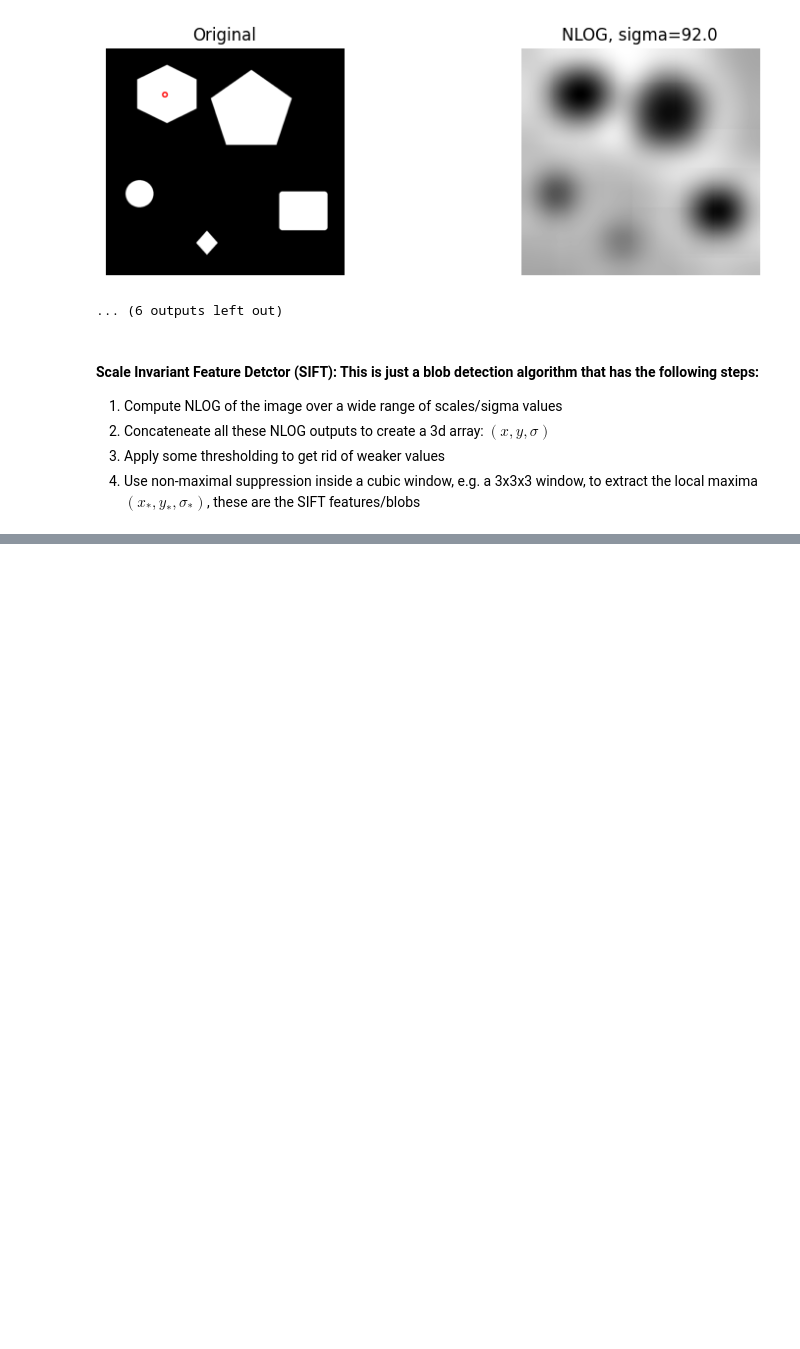
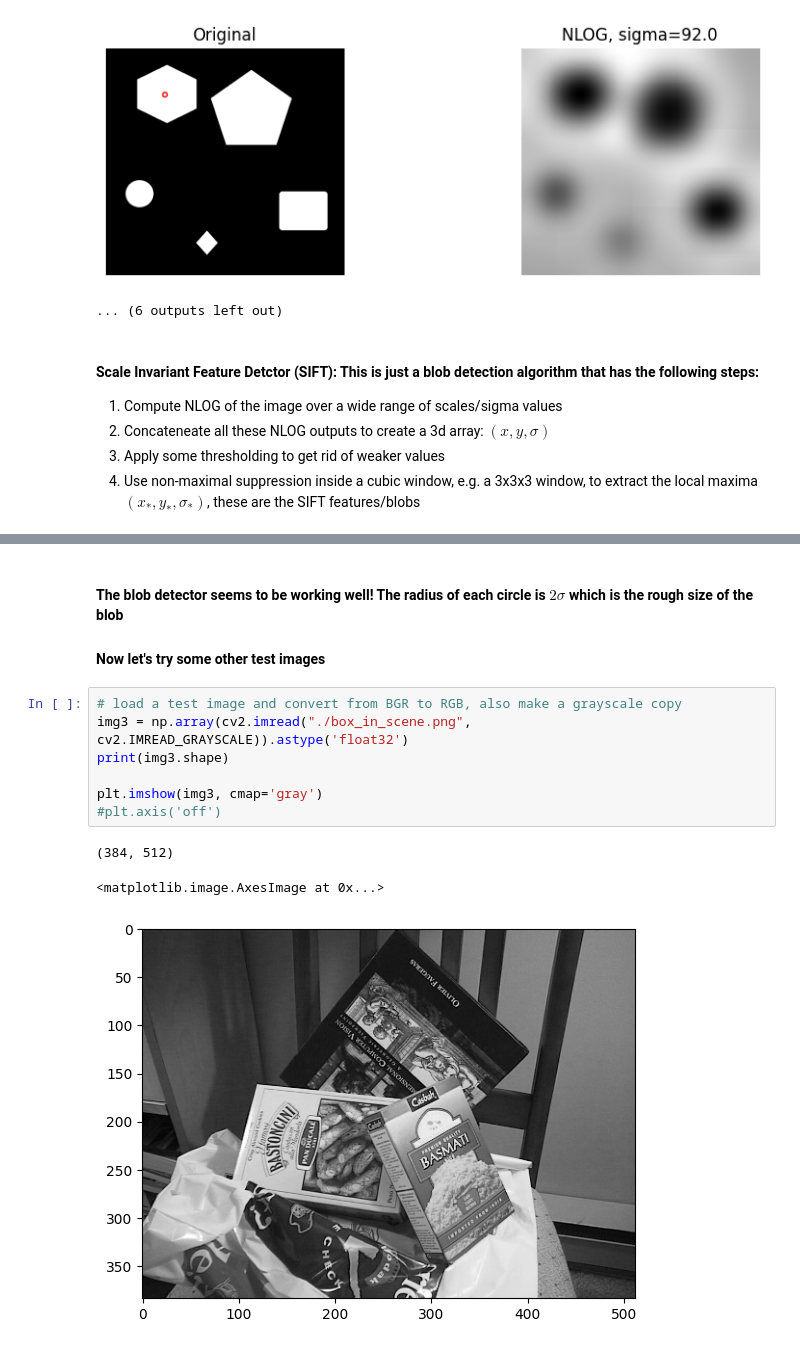
Before and after one commit to tsultan16/Computer_Vision, a Jupyter notebook: feature_detection/blob_detection.ipynb, the cells around one changed output, grey strips where cells are left out. Drawn from its saved outputs; the diff is of its cells as text; blank space fills up the shorter version.

```diff
--- a/feature_detection/blob_detection.ipynb
+++ b/feature_detection/blob_detection.ipynb
@@ -290,0 +367,15 @@ Sigma: 181.77596100694944, blobs []
+# %% [markdown]
+#### The blob detector seems to be working well! The radius of each circle is $2 \sigma$ which is the rough size of the blob
+
+#### Now let's try some other test images
+# %%
+# load a test image and convert from BGR to RGB, also make a grayscale copy
+img3 = np.array(cv2.imread("./box_in_scene.png", cv2.IMREAD_GRAYSCALE)).astype('float32')
+print(img3.shape)
+
+plt.imshow(img3, cmap='gray')
+#plt.axis('off')
+# %% [output]
+(384, 512)
+<matplotlib.image.AxesImage at 0x...>
+[figure, added]
```
Also changed, not shown: parts of 5 cells of this notebook.
